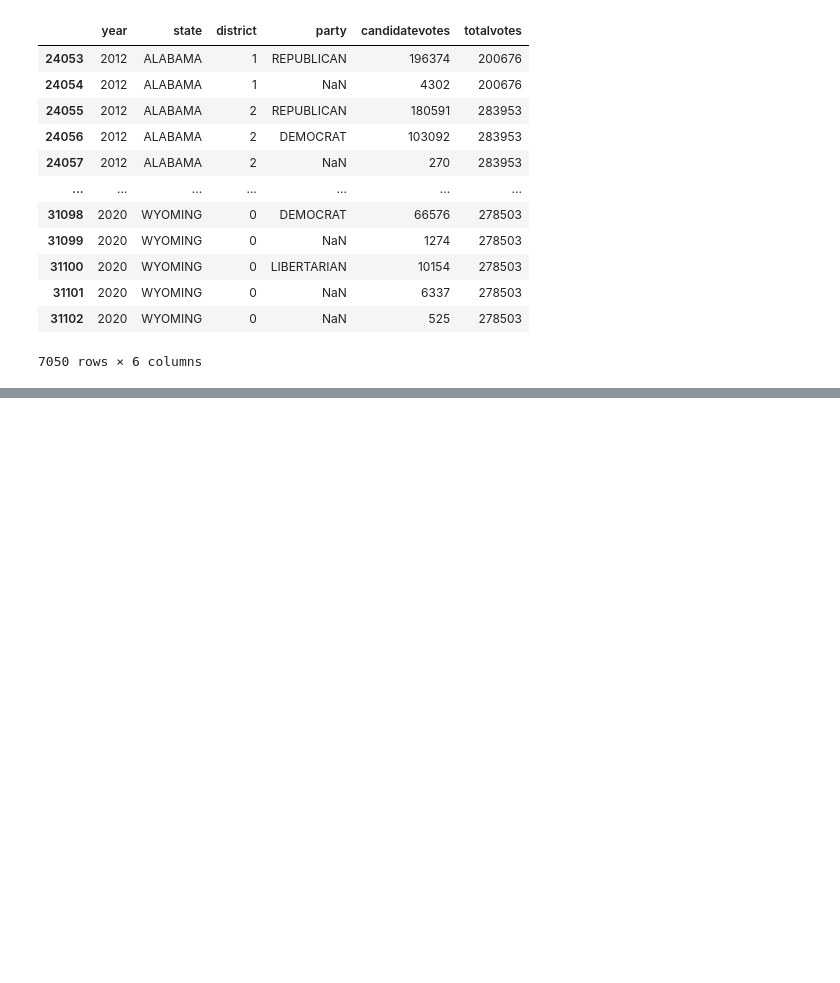
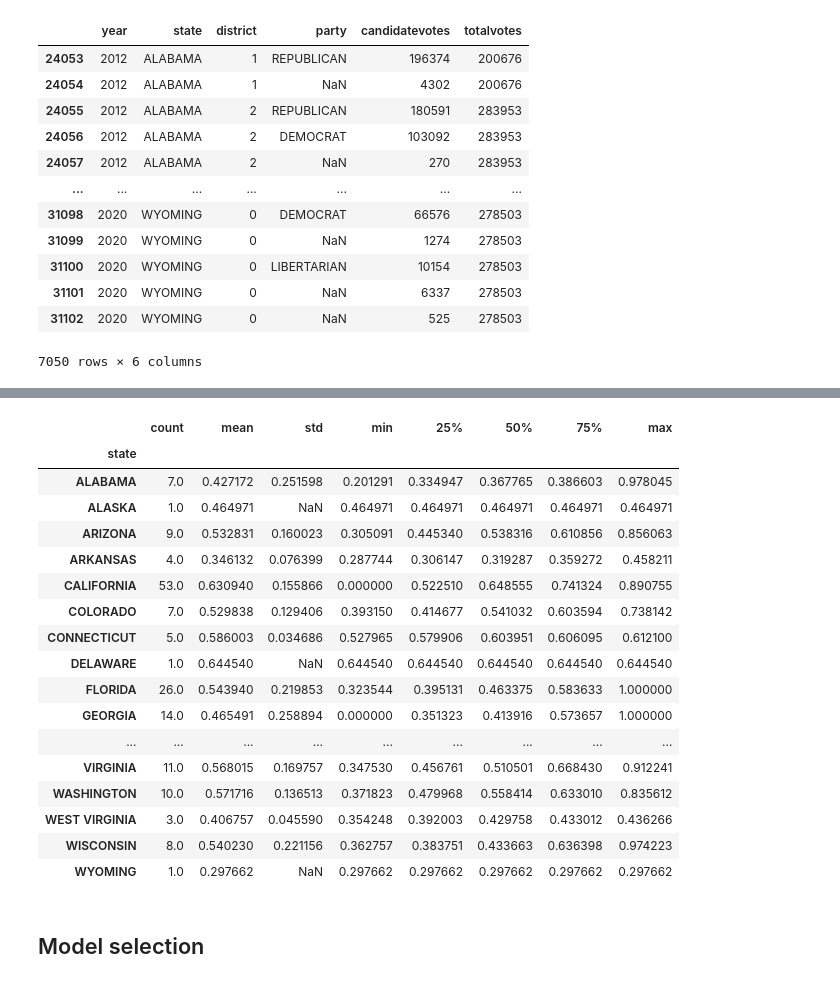
Before and after one commit to wh33les/GerrymanderingProject, a Jupyter notebook: HouseSeatsProject.ipynb, the cells around one changed output, grey strips where cells are left out. Cells and saved outputs as stored; diff of their text form; code cells hidden in the pictures; blank space fills up the shorter version.

```diff
--- a/HouseSeatsProject.ipynb
+++ b/HouseSeatsProject.ipynb
@@ -211,17 +183,19 @@ df # for debugging
 # %%
-# This code chunk and below hasn't been executed yet
-
-# Add a column indicating whether the seat flipped
-df["flipped"] = 0
+# Add a column indicating whether the seat flipped to Democrat
+df["flipped"] = ''
 for i in range(len(years)):
     if i >= 1:
         for state in states:
-            district_numbers_repeats = df.loc[(df.year==2012) & (df.state==state)]["district"].values.tolist()
-            district_numbers = []
-            [district_numbers.append(num) for num in district_numbers_repeats if num not in district_numbers]
+            district_numbers = districts(state)
             for district in district_numbers:
-                print(years[i], state, district) # for debugging
-                current_outcome = df.loc[(df.year==years[i]) & (df.state==state) & (df.district==district)]["winner"]
-                previous_outcome = df.loc[(df.year==years[i-1]) & (df.state==state) & (df.district==district)]["winner"]
-                print("In", years[i], "win was:", current_outcome) # for debugging
-                print("Last election, win was:", previous_outcome) # for debugging
+                #print(years[i], state, district) # for debugging
+                current_outcome = df.loc[(df.year==years[i]) & (df.state==state) & (df.district==district), "winner"].values[0]
+                previous_outcome = df.loc[(df.year==years[i-1]) & (df.state==state) & (df.district==district), "winner"].values[0]
+                #print("In", years[i], "win was:", current_outcome) # for debugging
+                #print("Last election, win was:", previous_outcome) # for debugging
+                if (current_outcome == 1) & (previous_outcome ==0):
+                    df.loc[(df.year==years[i]) & (df.state==state) & (df.district==district), "flipped"] = 1
+                else:
+                    df.loc[(df.year==years[i]) & (df.state==state) & (df.district==district), "flipped"] = 0
+                #print("Flipped =", df.loc[(df.year==years[i]) & (df.state==state) & (df.district==district), "flipped"].values[0]) # for debugging
+df.sample(10).sort_index() # for debugging
@@ -244,6 +264,28 @@ df_final
 # %%
-# Ashley: I don't think we need this,
-# but maybe we should find something to include in the data exploration
+# It might be a better idea to get descriptive statistics over the years for
+# each district, then include in the table the flipped value.
 
-# For example... what can we say about the average, etc. share of D votes in each state?
-#df_final.groupby("state")[2018].describe()
+# For example... what can we say about the average, etc. share of D votes in
+# each state?
+df_final.groupby("state")[2018].describe()
+# %% [output]
+|  | count | mean | std | min | 25% | 50% | 75% | max |
+| state |  |  |  |  |  |  |  |  |
+| ALABAMA | 7.0 | 0.427172 | 0.251598 | 0.201291 | 0.334947 | 0.367765 | 0.386603 | 0.978045 |
+| ALASKA | 1.0 | 0.464971 | NaN | 0.464971 | 0.464971 | 0.464971 | 0.464971 | 0.464971 |
+| ARIZONA | 9.0 | 0.532831 | 0.160023 | 0.305091 | 0.445340 | 0.538316 | 0.610856 | 0.856063 |
+| ARKANSAS | 4.0 | 0.346132 | 0.076399 | 0.287744 | 0.306147 | 0.319287 | 0.359272 | 0.458211 |
+| CALIFORNIA | 53.0 | 0.630940 | 0.155866 | 0.000000 | 0.522510 | 0.648555 | 0.741324 | 0.890755 |
+| COLORADO | 7.0 | 0.529838 | 0.129406 | 0.393150 | 0.414677 | 0.541032 | 0.603594 | 0.738142 |
+| CONNECTICUT | 5.0 | 0.586003 | 0.034686 | 0.527965 | 0.579906 | 0.603951 | 0.606095 | 0.612100 |
+| DELAWARE | 1.0 | 0.644540 | NaN | 0.644540 | 0.644540 | 0.644540 | 0.644540 | 0.644540 |
+| FLORIDA | 26.0 | 0.543940 | 0.219853 | 0.323544 | 0.395131 | 0.463375 | 0.583633 | 1.000000 |
+| GEORGIA | 14.0 | 0.465491 | 0.258894 | 0.000000 | 0.351323 | 0.413916 | 0.573657 | 1.000000 |
+| ... | ... | ... | ... | ... | ... | ... | ... | ... |
+| VIRGINIA | 11.0 | 0.568015 | 0.169757 | 0.347530 | 0.456761 | 0.510501 | 0.668430 | 0.912241 |
+| WASHINGTON | 10.0 | 0.571716 | 0.136513 | 0.371823 | 0.479968 | 0.558414 | 0.633010 | 0.835612 |
+| WEST VIRGINIA | 3.0 | 0.406757 | 0.045590 | 0.354248 | 0.392003 | 0.429758 | 0.433012 | 0.436266 |
+| WISCONSIN | 8.0 | 0.540230 | 0.221156 | 0.362757 | 0.383751 | 0.433663 | 0.636398 | 0.974223 |
+| WYOMING | 1.0 | 0.297662 | NaN | 0.297662 | 0.297662 | 0.297662 | 0.297662 | 0.297662 |
+# %% [markdown]
+## Model selection
```
Also changed, not shown: parts of 12 cells of this notebook.
